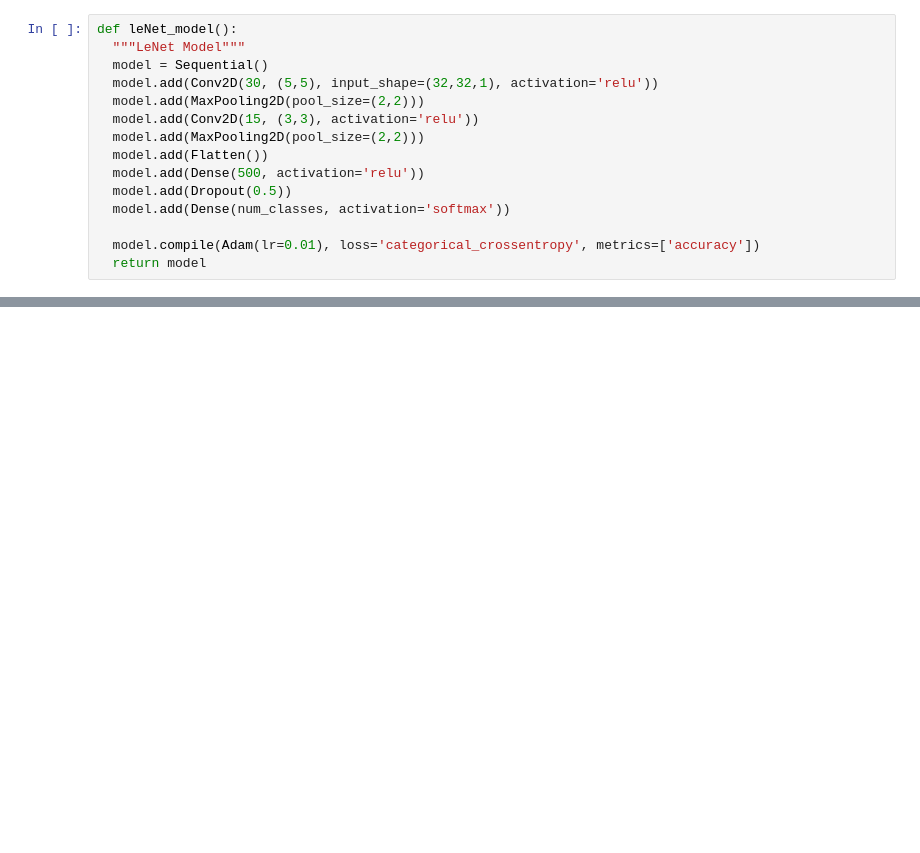
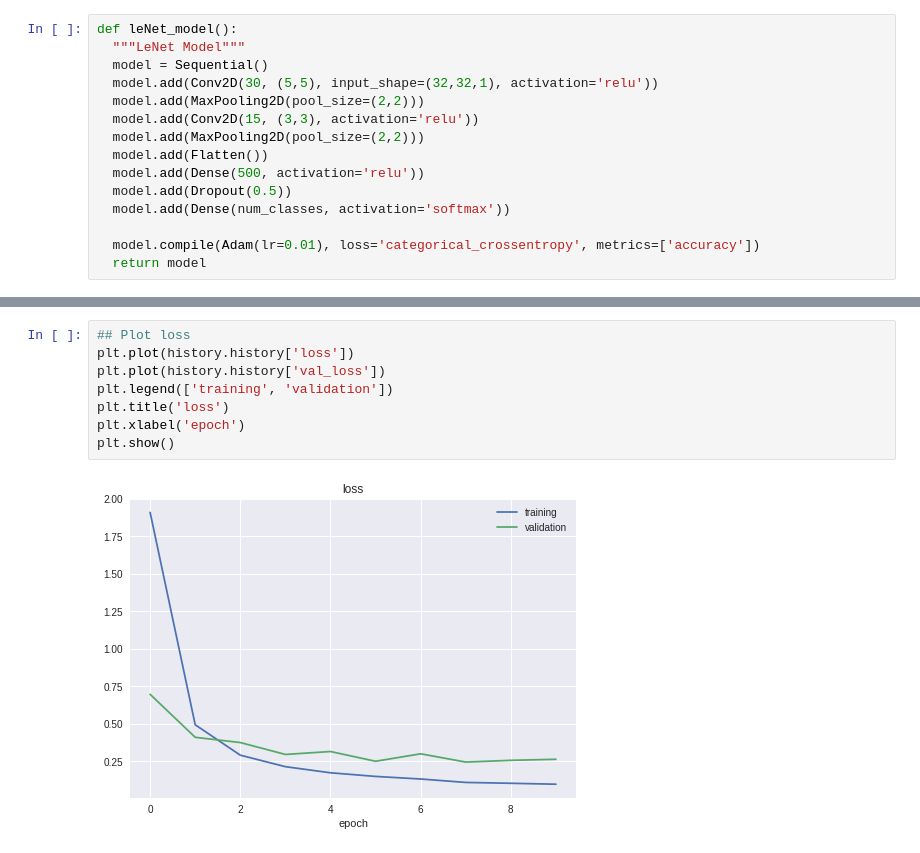
Before and after one commit to tylerlum/traffic_signs, a Jupyter notebook: Traffic_Signs.ipynb, the cells around one changed output, grey strips where cells are left out. Saved outputs shown, nothing was run; the diff lists cells and outputs as text; blank space fills up the shorter version.

Commit message:
Train LeNet Model: Slightly Overfit Model with 92% Accuracy on Test Data

```diff
--- a/Traffic_Signs.ipynb
+++ b/Traffic_Signs.ipynb
@@ -149,0 +196,10 @@ history = model.fit(X_train, Y_train, epochs=10, validation_data=(X_val, Y_val),
+# %%
+## Plot loss
+plt.plot(history.history['loss'])
+plt.plot(history.history['val_loss'])
+plt.legend(['training', 'validation'])
+plt.title('loss')
+plt.xlabel('epoch')
+plt.show()
+# %% [output]
+[figure, added]
```
Also changed, not shown: parts of 10 cells of this notebook.
